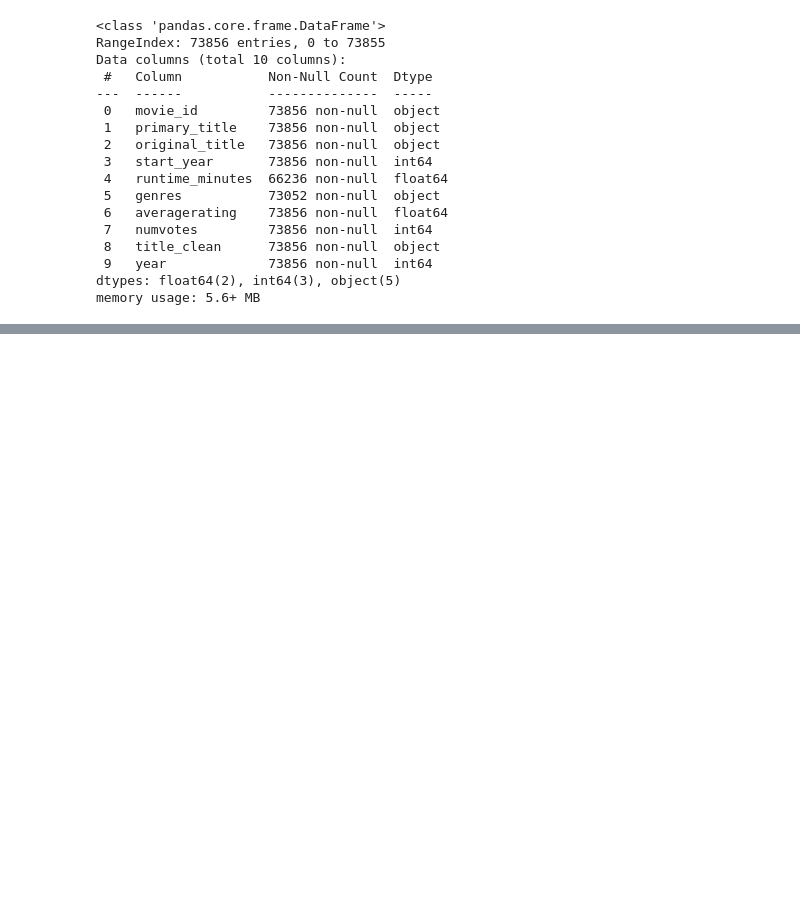
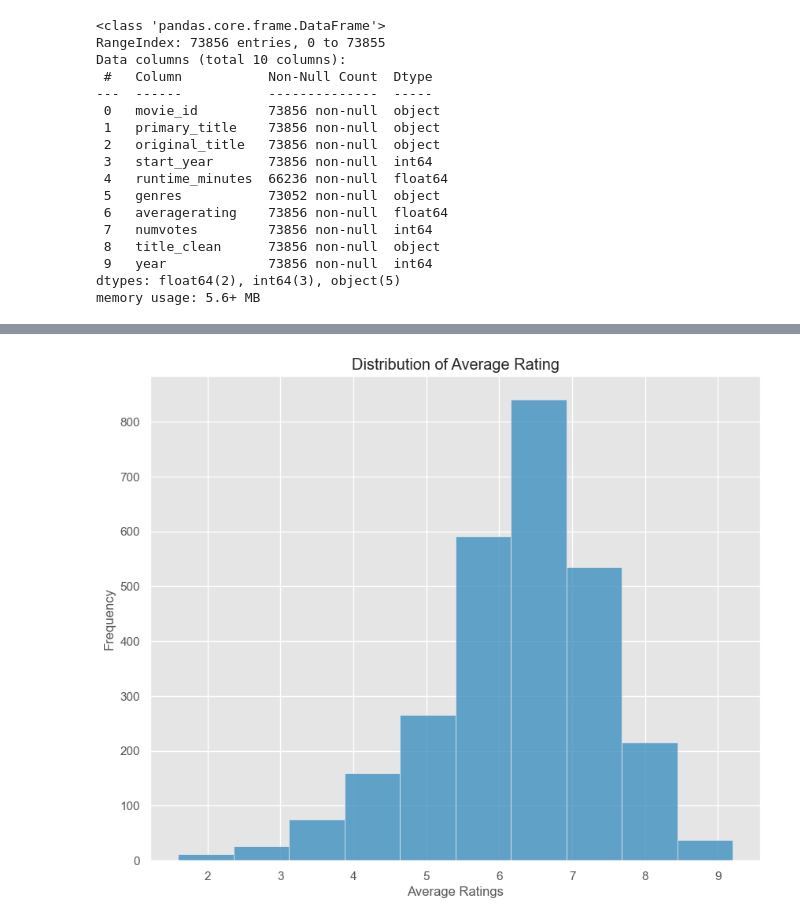
Before and after one commit to lorenaterah/Phase-2-project-G3, a Jupyter notebook: Notebooks/sharonk.ipynb, the cells around one changed output, grey strips where cells are left out. Saved outputs shown, nothing was run; the diff lists cells and outputs as text; code cells hidden in the pictures; blank space fills up the shorter version.

```diff
--- a/Notebooks/sharonk.ipynb
+++ b/Notebooks/sharonk.ipynb
@@ -339,0 +489,15 @@ dtype: int64
+# %%
+combined_df['averagerating'] = (pd.to_numeric(combined_df['averagerating'], errors='coerce'))
+
+# Plot to see the Distributio of average ratings of genres in our combined_df DataFrame
+plt.figure(figsize = (10, 8))
+
+plt.style.use('ggplot')
+
+sns.histplot(combined_df['averagerating'].squeeze(), bins = 10) # Histogram with 10 bins
+plt.title('Distribution of Average Rating')
+plt.xlabel('Average Ratings')
+plt.ylabel('Frequency')
+plt.show()
+# %% [output]
+[figure, added]
```
Also changed, not shown: parts of 23 cells of this notebook.
